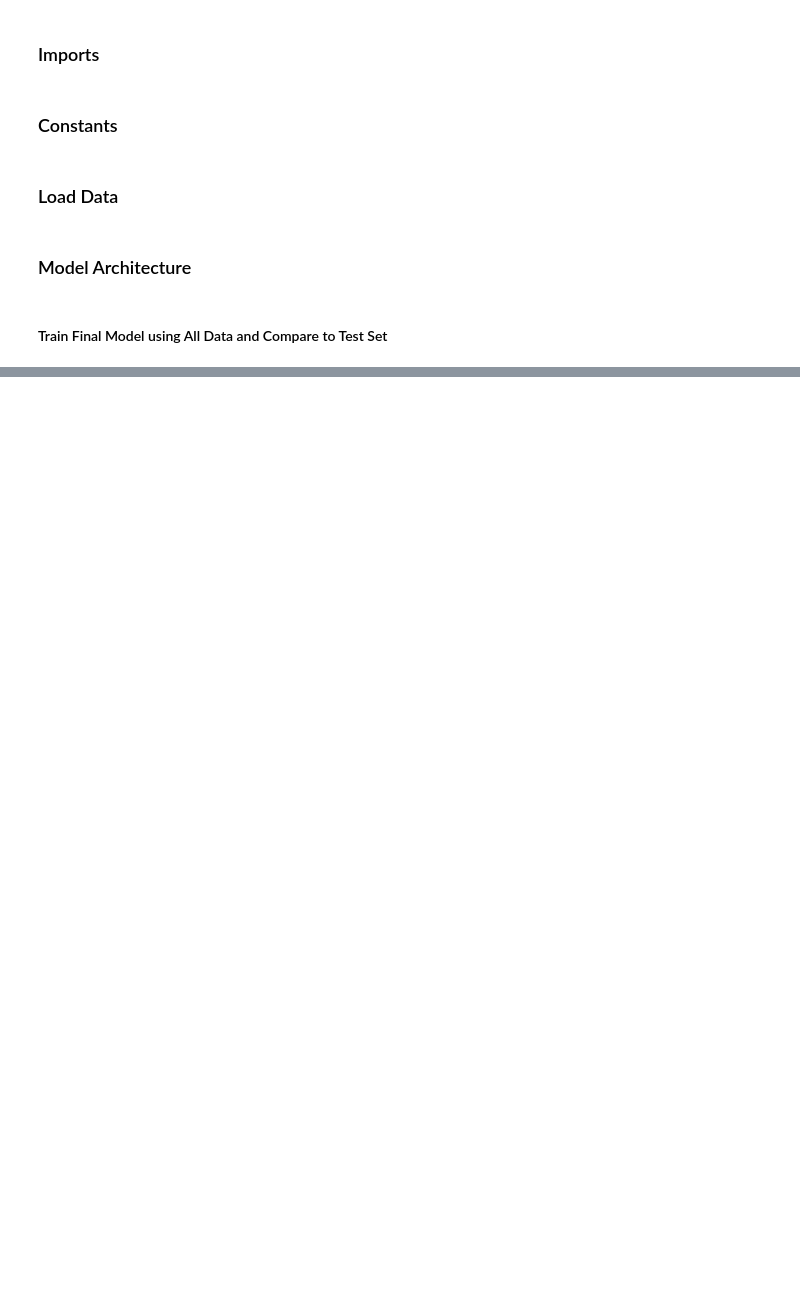
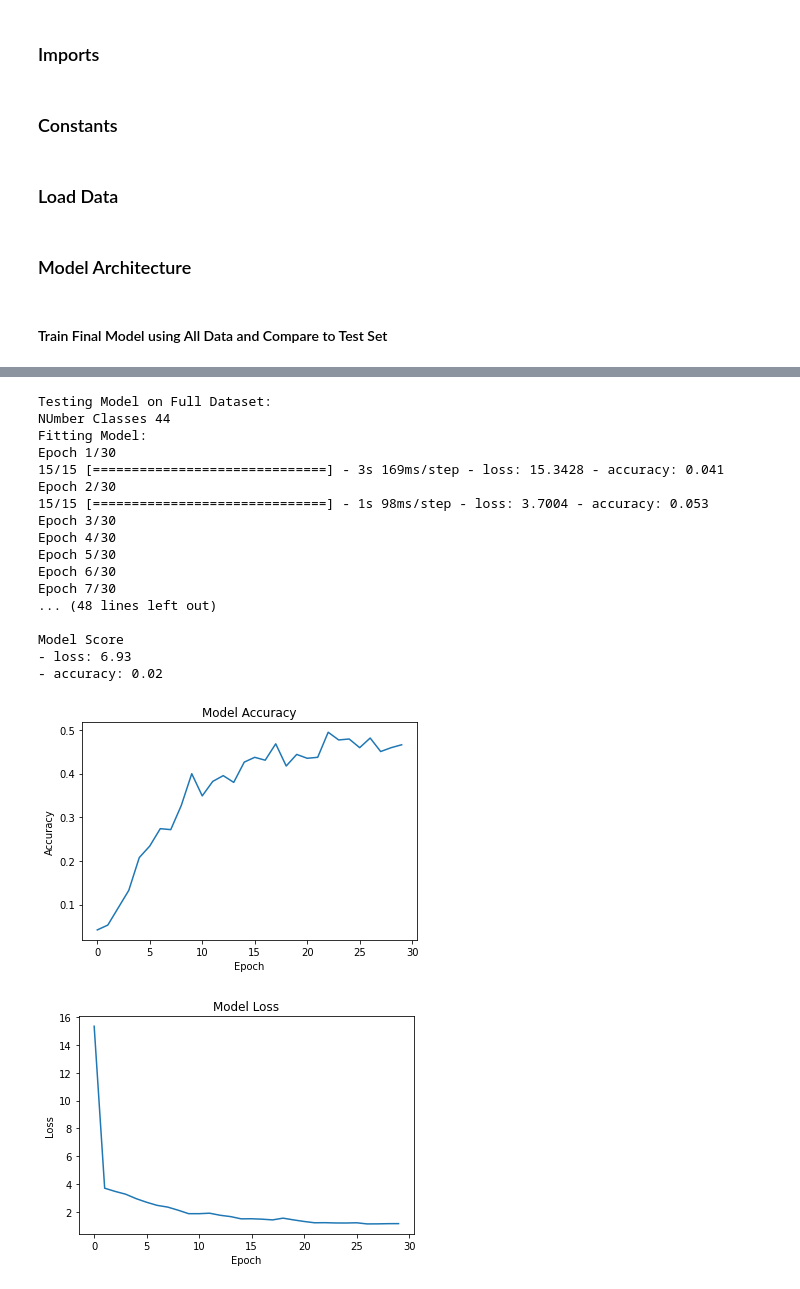
Before and after one commit to acediatic/SquirrelMonkey, a Jupyter notebook: VGG-16v2.ipynb, the cells around one changed output, grey strips where cells are left out. Saved outputs shown, nothing was run; the diff lists cells and outputs as text; code cells hidden in the pictures; blank space fills up the shorter version.

```diff
--- a/VGG-16v2.ipynb
+++ b/VGG-16v2.ipynb
@@ -265,30 +372,30 @@ def train_and_evaluate_full_model(X_train, X_test, y_train, y_test, number_class
 # %%
-def create_and_evaluate_VGG():
-    X, y = load_image_dataset(directory=TRAIN_DIRECTORY, img_width=IMG_WIDTH, img_height=IMG_HEIGHT)
+print("Testing Model on Full Dataset:")
+final_model, final_model_score = train_and_evaluate_full_model(X_train=X_train,
+                                                               y_train=y_train,
+                                                               X_test=X_test,
+                                                               y_test=y_test,
+                                                               number_classes=number_classes)
 
-    number_classes = investigate_class_distribution(y=y, number_folds=NUMBER_FOLDS)
-
-    X_train, X_test, y_train, y_test = get_stratified_train_test_split(X=X, y=y,
-                                                                       test_size=TEST_SIZE,
-                                                                       seed=SEED)
-
-    # rskf_scores = repeated_stratified_k_fold(X=X_train, y=y_train,
-    #                                          number_classes=number_classes,
-    #                                          num_repeats=NUMBER_REPEATS,
-    #                                          num_folds=NUMBER_FOLDS,
-    #                                          seed=SEED)
-    #
-    # cross_validated_score = np.average(rskf_scores, axis=0)
-    #
-    # print("Average Loss: {:.2f}".format(cross_validated_score[0]))
-    # print("Average Accuracy: {:.2f}%".format(cross_validated_score[1] * 100))
-
-    print("Testing Model on Full Dataset:")
-    final_model, final_model_score = train_and_evaluate_full_model(X_train=X_train,
-                                                                   y_train=y_train,
-                                                                   X_test=X_test,
-                                                                   y_test=y_test,
-                                                                   number_classes=number_classes)
-
-    print("Full Training Dataset Average Loss: {:.2f}".format(final_model_score[0]))
-    print("Full Training Dataset Average Accuracy: {:.2f}%".format(final_model_score[1] * 100))
+print("Full Training Dataset Average Loss: {:.2f}".format(final_model_score[0]))
+print("Full Training Dataset Average Accuracy: {:.2f}%".format(final_model_score[1] * 100))
+# %% [output]
+Testing Model on Full Dataset:
+NUmber Classes 44
+Fitting Model:
+Epoch 1/30
+15/15 [==============================] - 3s 169ms/step - loss: 15.3428 - accuracy: 0.041
+Epoch 2/30
+15/15 [==============================] - 1s 98ms/step - loss: 3.7004 - accuracy: 0.053
+Epoch 3/30
+Epoch 4/30
+Epoch 5/30
+Epoch 6/30
+Epoch 7/30
+... (48 lines left out)
+
+Model Score
+- loss: 6.93
+- accuracy: 0.02
+[figure, added]
+[figure, added]
```
Also changed, not shown: parts of 9 cells of this notebook, 2 other files.
